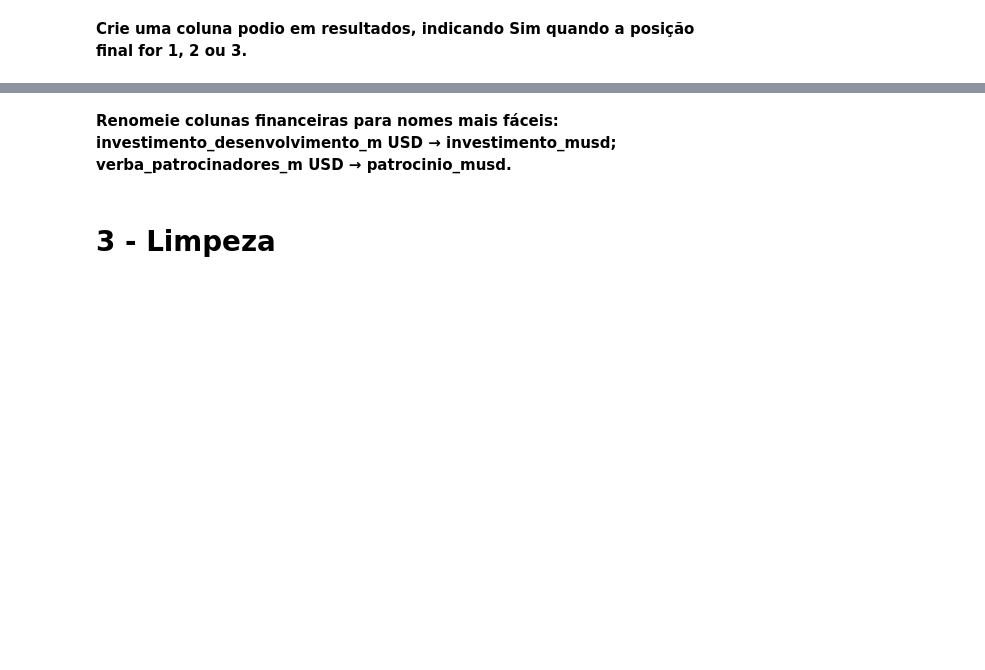
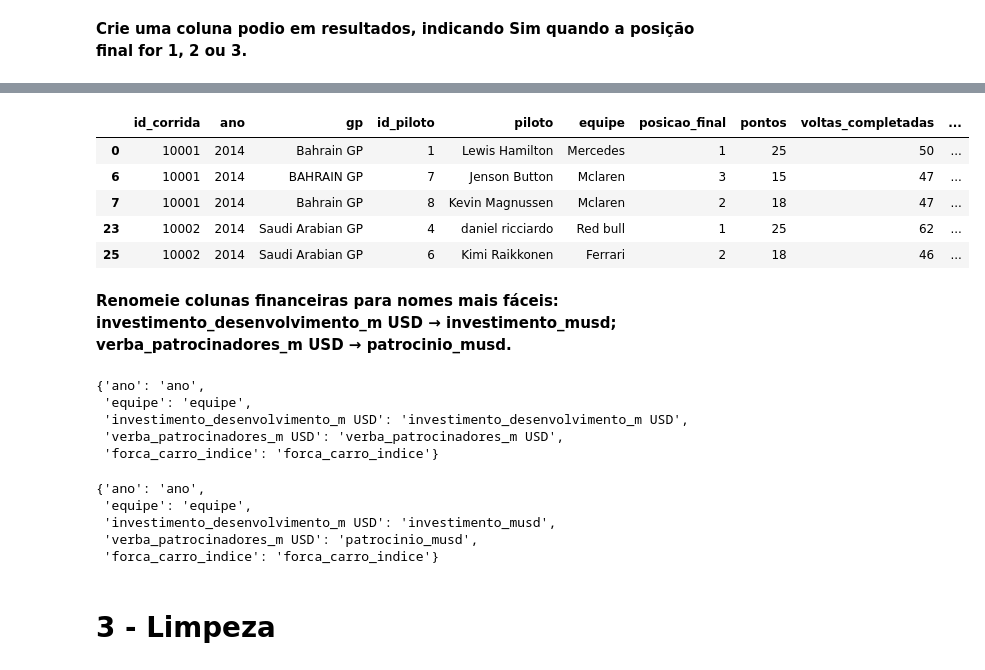
Before and after one commit to Somutt/revisao_py, a Jupyter notebook: 02_data_analysis/pandas_f1.ipynb, the cells around one changed output, grey strips where cells are left out. Cells and saved outputs as stored; diff of their text form; code cells hidden in the pictures; blank space fills up the shorter version.

```diff
--- a/02_data_analysis/pandas_f1.ipynb
+++ b/02_data_analysis/pandas_f1.ipynb
@@ -626,4 +677,36 @@ resultados_df.loc[res_ano_desc]
+# %%
+resultados_df.loc[podio, 'podio'] = 'Sim'
+
+resultados_df[podio].head()
+# %% [output]
+|  | id_corrida | ano | gp | id_piloto | piloto | equipe | posicao_final | pontos | voltas_completadas | ... |
+| 0 | 10001 | 2014 | Bahrain GP | 1 | Lewis Hamilton | Mercedes | 1 | 25 | 50 | ... |
+| 6 | 10001 | 2014 | BAHRAIN GP | 7 | Jenson Button | Mclaren | 3 | 15 | 47 | ... |
+| 7 | 10001 | 2014 | Bahrain GP | 8 | Kevin Magnussen | Mclaren | 2 | 18 | 47 | ... |
+| 23 | 10002 | 2014 | Saudi Arabian GP | 4 | daniel ricciardo | Red bull | 1 | 25 | 62 | ... |
+| 25 | 10002 | 2014 | Saudi Arabian GP | 6 | Kimi Raikkonen | Ferrari | 2 | 18 | 46 | ... |
 # %% [markdown]
 **Renomeie colunas financeiras para nomes mais fáceis: **investimento_desenvolvimento_m USD** → **investimento_musd**; **verba_patrocinadores_m USD** → **patrocinio_musd**.**
 # %%
-# Escreva sua resposta aqui
+new_columns = {}
+for col in financeiro_df.columns.values:
+    new_columns[col] = col
+
+new_columns
+# %% [output]
+{'ano': 'ano',
+ 'equipe': 'equipe',
+ 'investimento_desenvolvimento_m USD': 'investimento_desenvolvimento_m USD',
+ 'verba_patrocinadores_m USD': 'verba_patrocinadores_m USD',
+ 'forca_carro_indice': 'forca_carro_indice'}
+# %%
+new_columns['investimento_desenvolvimento_m USD'] = 'investimento_musd'
+new_columns['verba_patrocinadores_m USD'] = 'patrocinio_musd'
+
+new_columns
+# %% [output]
+{'ano': 'ano',
+ 'equipe': 'equipe',
+ 'investimento_desenvolvimento_m USD': 'investimento_musd',
+ 'verba_patrocinadores_m USD': 'patrocinio_musd',
+ 'forca_carro_indice': 'forca_carro_indice'}
```
Also changed, not shown: parts of 4 cells of this notebook.
